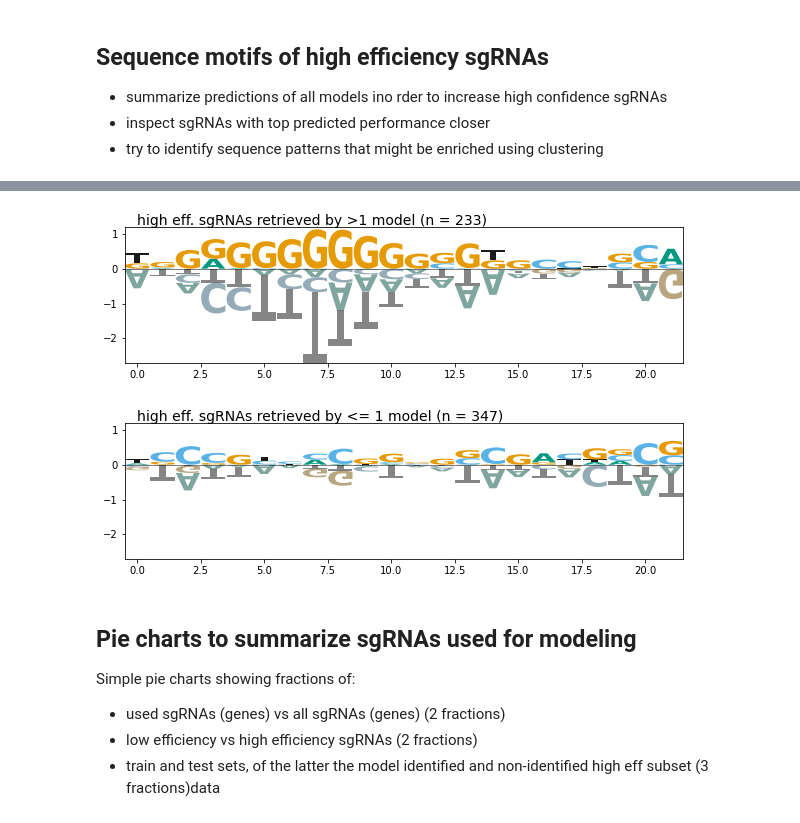
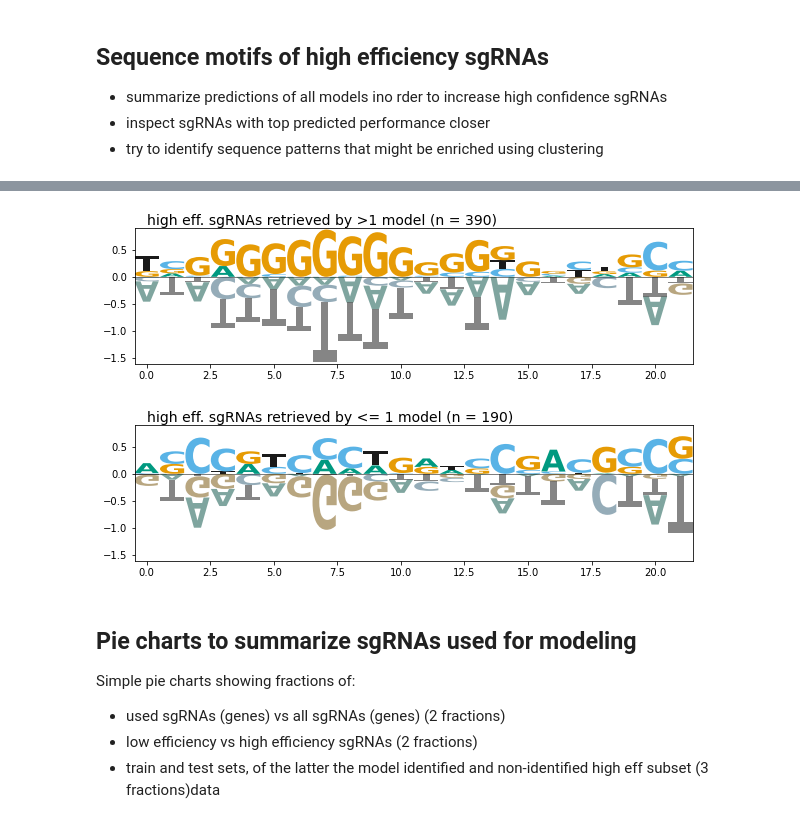
Before and after one commit to m-jahn/R-notebook-crispri-lib, a Jupyter notebook: sgRNA_library_V2/pipeline/sgRNA_ML_analysis.ipynb, the cells around one changed output, grey strips where cells are left out. Saved outputs shown, nothing was run; the diff lists cells and outputs as text; code cells hidden in the pictures.

Commit message:
update: small changes e.g. to figure export

```diff
--- a/sgRNA_library_V2/pipeline/sgRNA_ML_analysis.ipynb
+++ b/sgRNA_library_V2/pipeline/sgRNA_ML_analysis.ipynb
@@ -632,28 +633,28 @@ dtype: int64
 # %%
 # logical with length of test data set indexing subset of
 # true positive AND model positive sgRNAs
-i_modelpos = i_test[np.logical_and(y_test_class == 1, list_high_eff >= 2)]
-i_nodelneg = i_test[np.logical_and(y_test_class == 1, list_high_eff <  2)]
+i_modelpos = i_test[np.logical_and(y_test_class == 1, list_high_eff >= 1)]
+i_nodelneg = i_test[np.logical_and(y_test_class == 1, list_high_eff <  1)]
 # %%
 # Logo for high efficiency sgRNAs identified by ML models
 plot_logo(
     fasta_df_reduced.iloc[i_modelpos].seq_inv,
     title = 'high eff. sgRNAs retrieved by >1 model',
-    ylim = [-2.7, 1.2])
+    ylim = [-1.6, 0.9])
 
-plt.savefig('../figures/logo_ML_1.svg')
+plt.savefig('../figures/logo_ML_1.pdf')
 # %% [output]
-[figure, old version]
+[figure, new version]
 # %%
 # Logo for high efficiency sgRNAs NOT identified by ML models
 plot_logo(
     fasta_df_reduced.iloc[i_nodelneg].seq_inv,
     title = 'high eff. sgRNAs retrieved by <= 1 model',
-    ylim = [-2.7, 1.2])
+    ylim = [-1.6, 0.9])
 
-plt.savefig('../figures/logo_ML_2.svg')
+plt.savefig('../figures/logo_ML_2.pdf')
 # %% [output]
-[figure, old version]
+[figure, new version]
 # %% [markdown]
 ## Pie charts to summarize sgRNAs used for modeling
 
```
Also changed, not shown: parts of 15 cells of this notebook.
